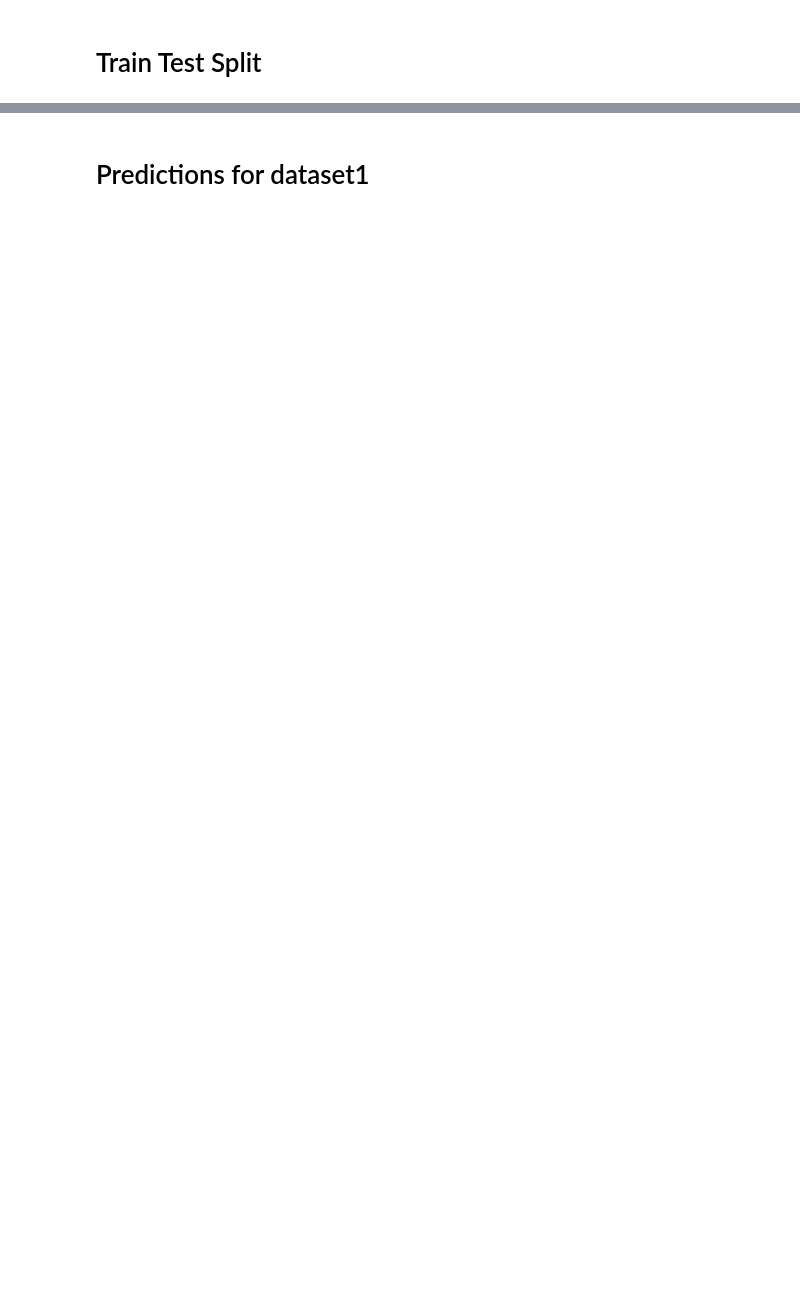
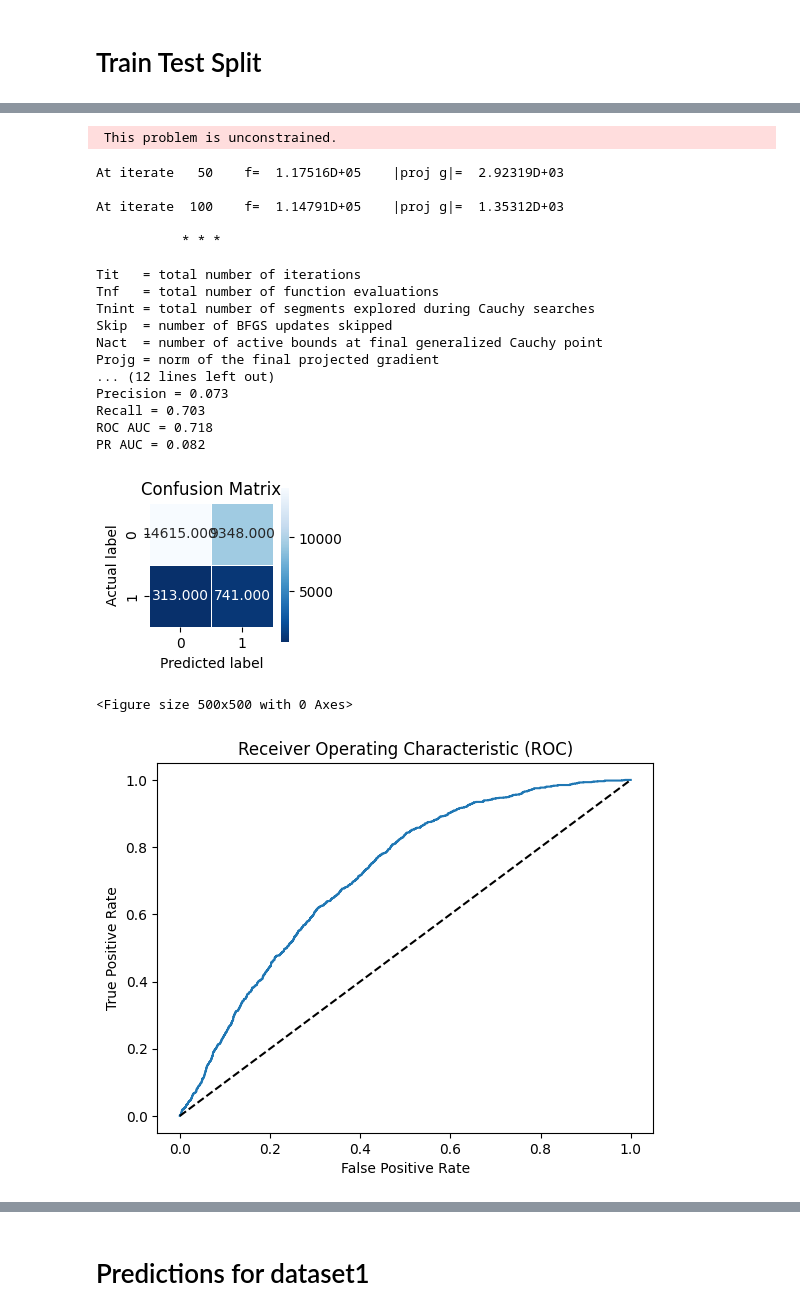
Before and after one commit to chloetkl/dsa4262-geneiuses, a Jupyter notebook: code/main.ipynb, the cells around one changed output, grey strips where cells are left out. Saved outputs shown, nothing was run; the diff lists cells and outputs as text; code cells hidden in the pictures; blank space fills up the shorter version.

```diff
--- a/code/main.ipynb
+++ b/code/main.ipynb
@@ -300,7 +454,7 @@ LR_classifier = LR(X_train_resampled, y_train_resampled)
 result = predict(LR_classifier, id_test_clean, X_test_clean)
 evaluate(y_test_clean, result)
 
-top_5_result = result.sort_values(by='probability', ascending=False).head(5)
-top_5_result = top_5_result.rename(columns={'probability': 'score'})
-top_5_result = top_5_result[['transcript_id', 'transcript_position', 'score']]
-print(top_5_result)
+result = result.sort_values(by='probability', ascending=False)
+result = result.rename(columns={'probability': 'score'})
+result = result[['transcript_id', 'transcript_position', 'score']]
+# %% [output]
@@ -306,0 +471,21 @@ print(top_5_result)
+ This problem is unconstrained.
+At iterate   50    f=  1.17516D+05    |proj g|=  2.92319D+03
+
+At iterate  100    f=  1.14791D+05    |proj g|=  1.35312D+03
+
+           * * *
+
+Tit   = total number of iterations
+Tnf   = total number of function evaluations
+Tnint = total number of segments explored during Cauchy searches
+Skip  = number of BFGS updates skipped
+Nact  = number of active bounds at final generalized Cauchy point
+Projg = norm of the final projected gradient
+... (12 lines left out)
+Precision = 0.073
+Recall = 0.703
+ROC AUC = 0.718
+PR AUC = 0.082
+[figure, added]
+<Figure size 500x500 with 0 Axes>
+[figure, added]
```
Also changed, not shown: parts of 23 cells of this notebook.
